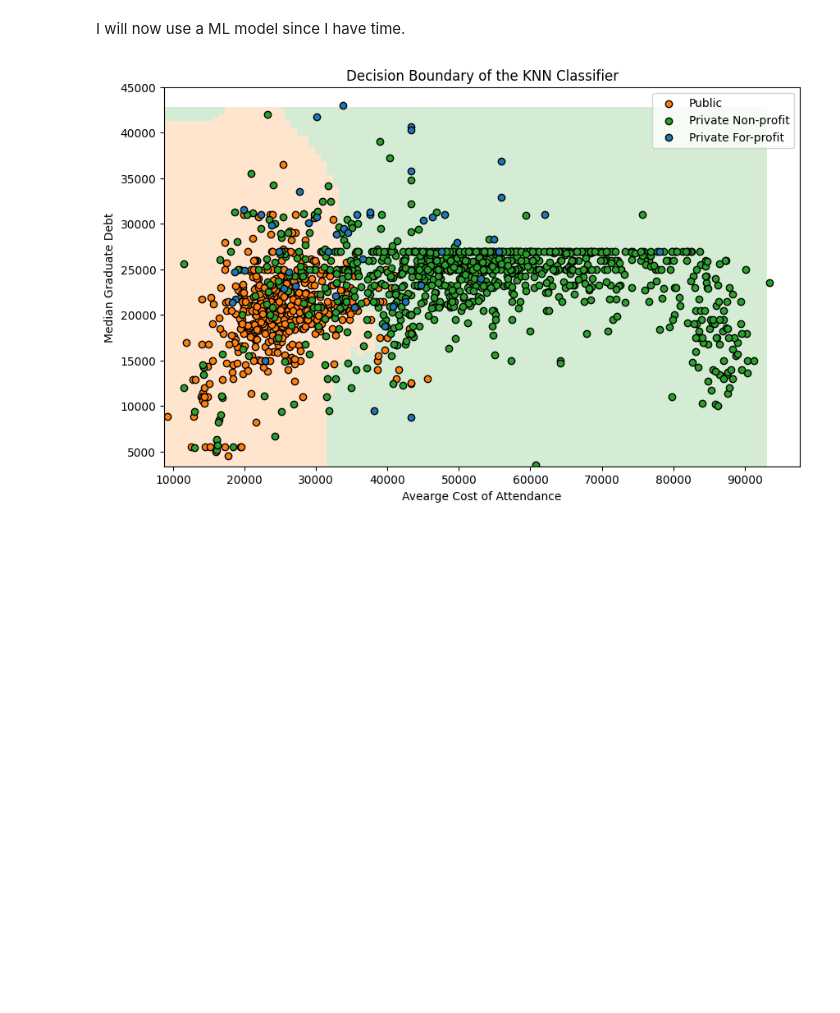
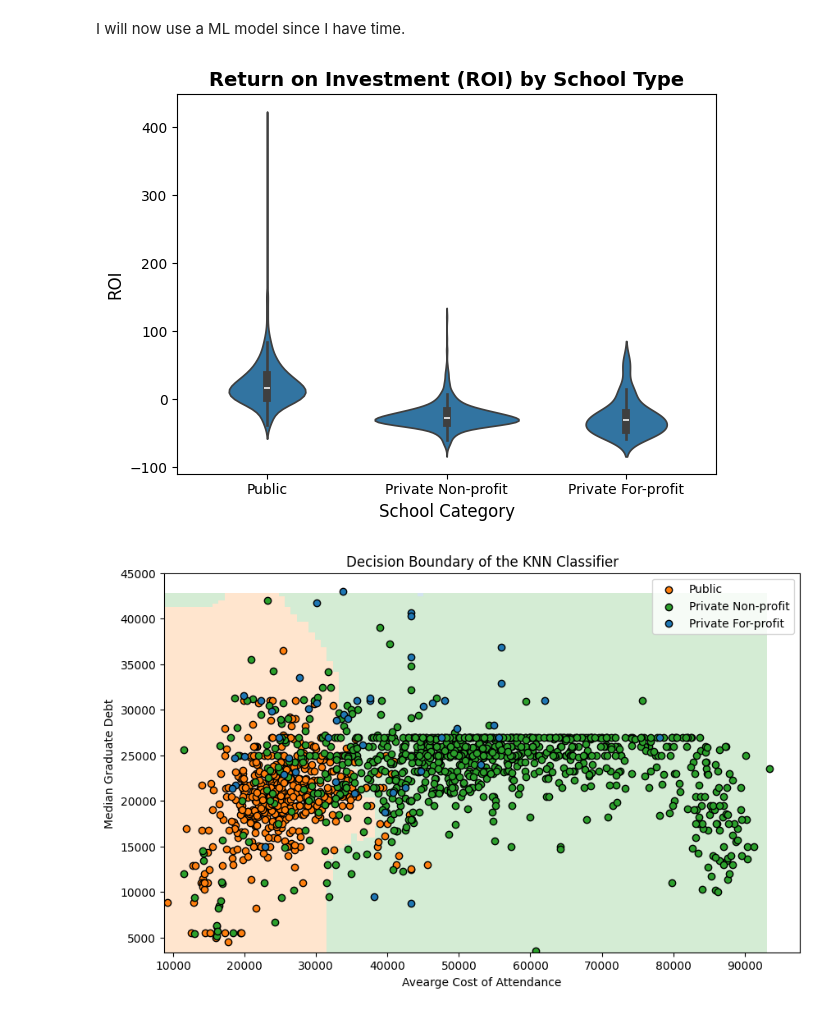
Before and after one commit to mjwillis717-coder/dsrp, a Jupyter notebook: DSRP_Education.ipynb, the cells around one changed output. Cells and saved outputs as stored; diff of their text form; code cells hidden in the pictures; blank space fills up the shorter version.

```diff
--- a/DSRP_Education.ipynb
+++ b/DSRP_Education.ipynb
@@ -577,3 +576,6 @@ For-profit Non-profit   1.2812  0.94 -7.6894 10.2519  False
 For-profit     Public  48.1434   0.0 38.9918 57.2951   True
 Non-profit     Public  46.8622   0.0 43.5493 50.1751   True
 -----------------------------------------------------------
+# %%
+all_roi = pd.concat([public_group_roi, profit_group_roi, no_profit_group_roi])
+all_roi.head()
@@ -581,6 +591,17 @@ Non-profit     Public  46.8622   0.0 43.5493 50.1751   True
 Accorrding to the test and my anaylsis the best ROI is from a public university
 # %% [markdown]
 I will now use  a ML model since I have time.
+# %%
+
+sns.violinplot(x=college_df['Institutional Control'], y=all_roi)
+plt.title("Return on Investment (ROI) by School Type", fontsize=14, fontweight="bold")
+plt.xlabel("School Category", fontsize=12)
+plt.ylabel("ROI", fontsize=12)
+
+plt.tight_layout()
+plt.show()
+# %% [output]
+[figure, added]
 # %%
 features = college_df[['Avearge Cost of Attendance', 'Median Graduate Debt', 'Median Earnings 10 Years Post-Graduation']]
 labels = college_df['Institutional Control']
```
Also changed, not shown: parts of 6 cells of this notebook.
